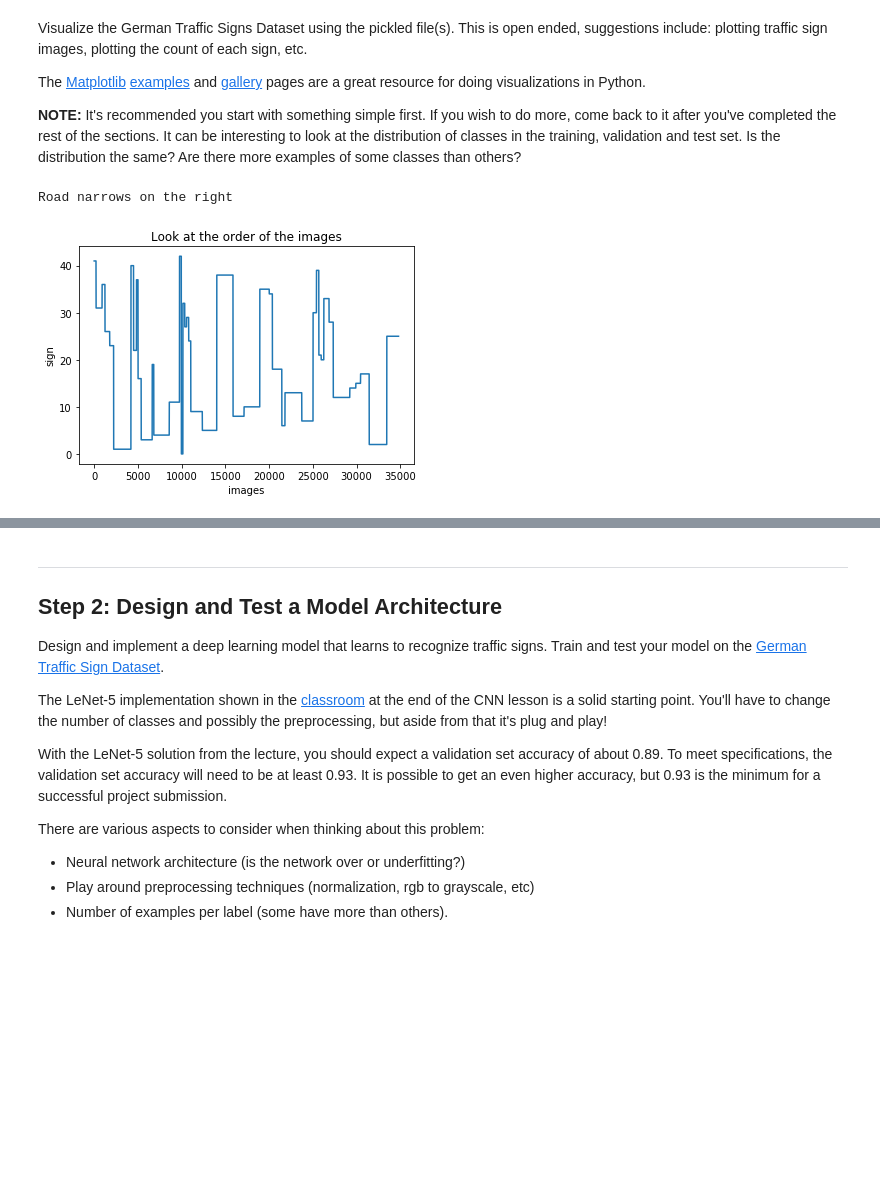
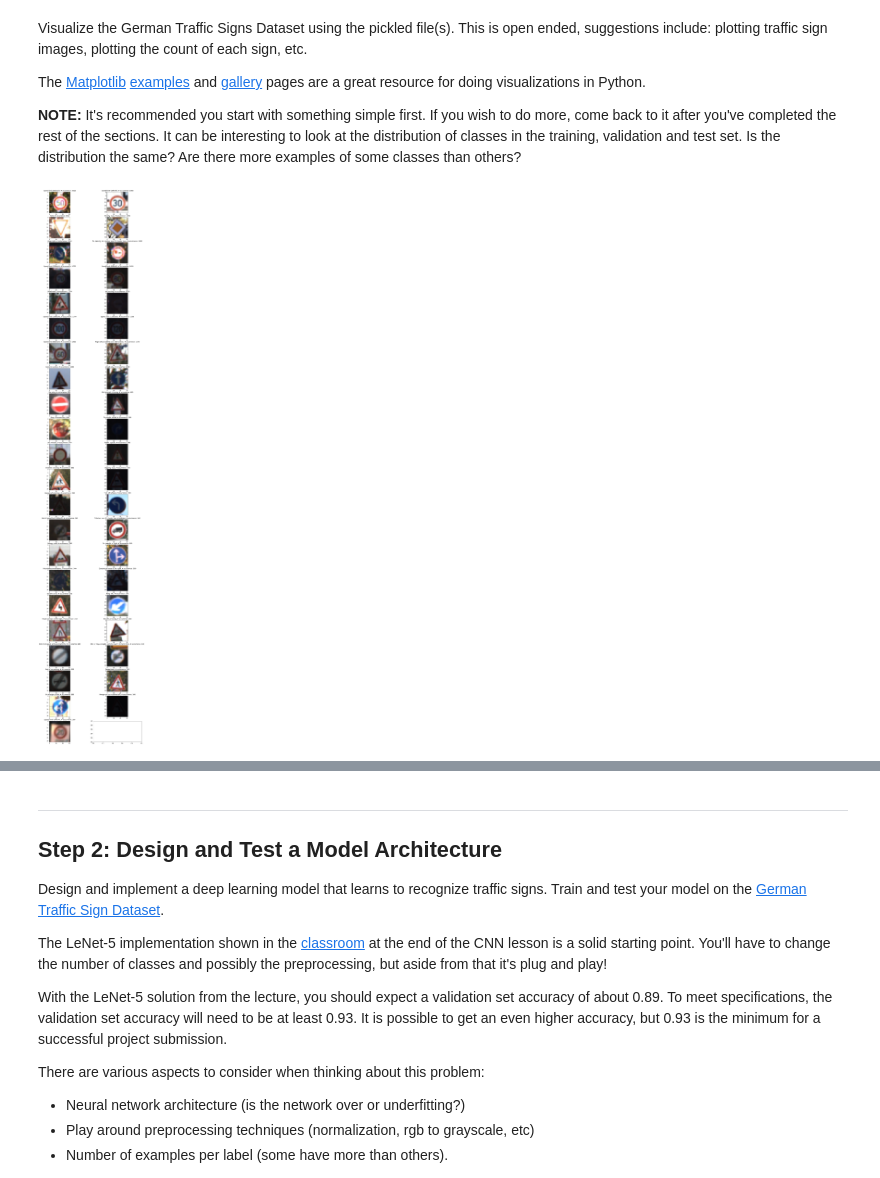
Before and after one commit to malnakli/CarND-Traffic-Sign-Classifier-Project, a Jupyter notebook: Traffic_Sign_Classifier.ipynb, the cells around one changed output, grey strips where cells are left out. Saved outputs shown, nothing was run; the diff lists cells and outputs as text; code cells hidden in the pictures; blank space fills up the shorter version.

Commit message:
play with data

```diff
--- a/Traffic_Sign_Classifier.ipynb
+++ b/Traffic_Sign_Classifier.ipynb
@@ -84,0 +88,21 @@ X_test_original, y_test_original = test['features'], test['labels']
+# %%
+#df_train = pd.DataFrame([train], columns=train.keys())
+count_of_each_sign =  pd.Series.value_counts(train['labels'])
+#map_sign = pd.DataFrame.from_csv(path="./signnames.csv")['SignName']
+# organized train data by each labels
+organized_train_data = {}
+for key,value in count_of_each_sign.iteritems():
+    indices = [i for i, x in enumerate(train['labels']) if x == key]
+    organized_train_data[key] = train['features'][indices]
+    # show random images
+#     title = map_sign[key] + ", # occurrence: " + str(value)
+#     show_image(organized_train_data[key],title=title,num_disply=5)
+
+# def softmax(x):
+#     """Compute softmax values for each sets of scores in x."""
+#     return np.exp(x) / np.sum(np.exp(x), axis=0)
+
+# divided by 10 because np.exp raise an overflow
+# pr_of_each_sign =  softmax((count_of_each_sign)/10)
+# print(statistics.mean(count_of_each_sign)  )
+print("data organized")
@@ -139,29 +165,29 @@ Visualize the German Traffic Signs Dataset using the pickled file(s). This is op
 The [Matplotlib](http://matplotlib.org/) [examples](http://matplotlib.org/examples/index.html) and [gallery](http://matplotlib.org/gallery.html) pages are a great resource for doing visualizations in Python.
 
 **NOTE:** It's recommended you start with something simple first. If you wish to do more, come back to it after you've completed the rest of the sections. It can be interesting to look at the distribution of classes in the training, validation and test set. Is the distribution the same? Are there more examples of some classes than others?
-# %%
-### Data exploration visualization code goes here.
-### Feel free to use as many code cells as needed.
-
-
-df_train = pd.DataFrame([train], columns=train.keys())
-count_of_each_sign =  pd.Series.value_counts(df_train["labels"][0])
-map_sign = pd.DataFrame.from_csv(path="./signnames.csv")['SignName']
-
-# access the signName
-print(map_sign[24])
-
-# show data
-plt.plot(np.arange(n_train),df_train["labels"][0])
-plt.xlabel('images')
-plt.ylabel('sign')
-plt.title('Look at the order of the images')
-plt.show()
-
-
-
-#pdb.set_trace()
-# %% [output]
-Road narrows on the right
-[figure, removed]
+# %%
+df_train = pd.DataFrame([train], columns=train.keys())
+count_of_each_sign =  pd.Series.value_counts(df_train["labels"][0])
+map_sign = pd.DataFrame.from_csv(path="./signnames.csv")['SignName']
+
+images = []
+titles = []
+for key,value in count_of_each_sign.iteritems():
+    images.append(random.choice(organized_train_data[key]))
+    titles.append( map_sign[key] + ", # occurrence: " + str(value) )
+
+
+fig, ax = plt.subplots(nrows=22, ncols=2,figsize=(15, 80))
+i = 0
+for row in ax:
+    for col in row:
+        col.set_title(titles[i],fontsize=12)
+        col.imshow(images[i])
+        i += 1
+        if (i == len(images)):
+            break
+
+#pdb.set_trace()
+# %% [output]
+[figure, added]
 # %%
```
Also changed, not shown: parts of 19 cells of this notebook.
